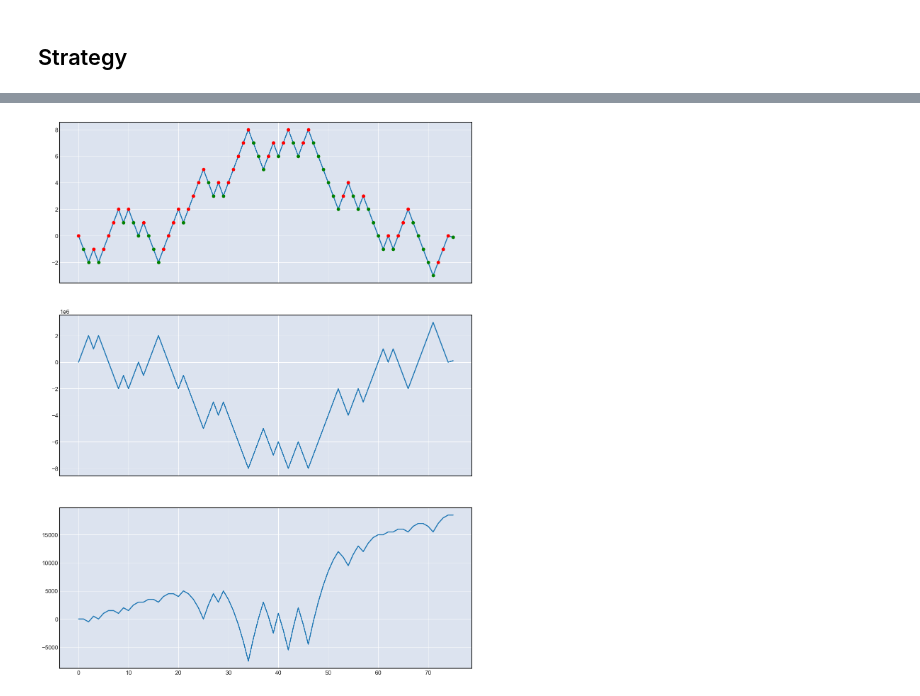
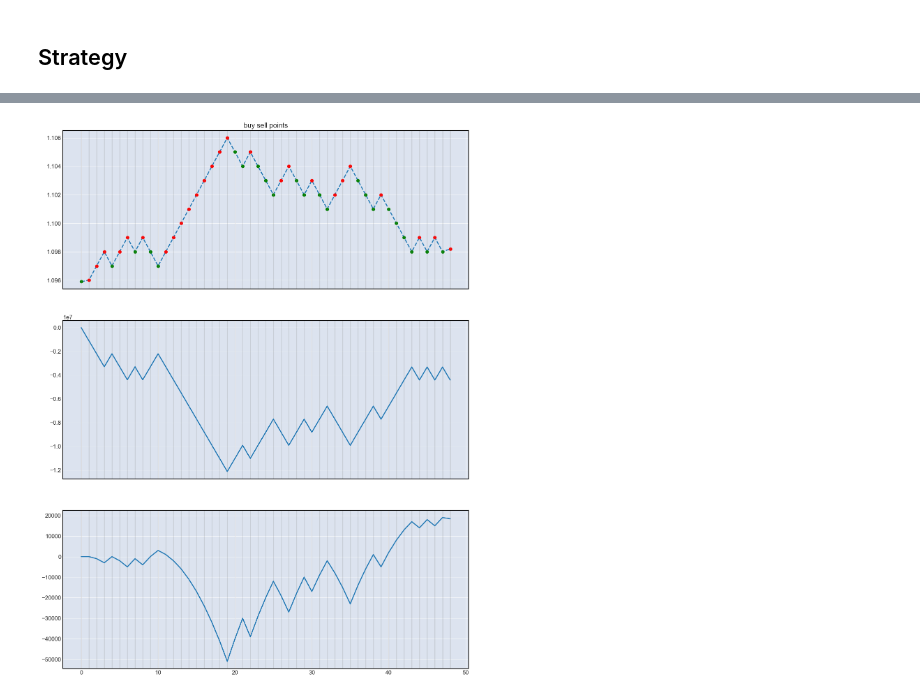
Before and after one commit to SamanvayMS/bp-Trading, a Jupyter notebook: Data_analysis_and_transformation.ipynb, the cells around one changed output, grey strips where cells are left out. Saved outputs shown, nothing was run; the diff lists cells and outputs as text; code cells hidden in the pictures.

Commit message:
fixed strategy

```diff
--- a/Data_analysis_and_transformation.ipynb
+++ b/Data_analysis_and_transformation.ipynb
@@ -333,0 +350,3 @@ binomial_steps = convert_to_binomial(tick_data,grid_sizing,ladderize_absolute)
+# %%
+for i in range(10):
+    print(grid_jumps[i],binomial_data[i])
@@ -334,7 +364,10 @@ binomial_steps = convert_to_binomial(tick_data,grid_sizing,ladderize_absolute)
 # %%
-def build_position_sizing(initial_position_sizing,multiplier=1,indicator_data=[]):
+def build_lot_sizing(lot_sizing,T,multiplier=1,indicator_data=[]):
     if len(indicator_data) == 0:
-        return [initial_position_sizing * (multiplier**i) for i in range(len(binomial_steps))]
+        return [lot_sizing * (multiplier**i) for i in range(T)]
     else:
-        return initial_position_sizing * indicator_data
+        return lot_sizing * indicator_data
+# %%
+jump_ema = grid_jumps.ewm(span=10).mean()
+indicator_data = velocity(jump_ema)
 # %%
@@ -351,3 +392,3 @@ def run_strategy_day(binomial_steps,grid_sizing,initial_position_sizing,multipli
 # %%
-PNL, P = run_strategy_day(binomial_steps,grid_sizing,initial_position_sizing,multiplier=1,indicator_data=[],print_trade_book=True)
+PNL, P, trades = run_strategy_continuous(tick_data,grid_sizing,lot_sizing,ladder_function=ladderize_absolute,multiplier=1,indicator_data=indicator_data,print_trade_book=True)
 # %% [output]
@@ -371,14 +432,22 @@ t = 75, binary_move=-0.10996, PNL = 18500.0,  Previous_position= 0.0,current_pos
 # %%
-fig,axs = plt.subplots(3,1,figsize=(15,20),sharex=True)
-cumulative_steps = np.cumsum(binomial_steps)
-axs[0].plot(cumulative_steps)
-for idx,i in enumerate(cumulative_steps):
-    if cumulative_steps[idx] > cumulative_steps[idx-1]:
-        axs[0].plot(idx, i , 'ro')  # Red point for upward movement
+fig, axs = plt.subplots(3, 1, figsize=(15, 20), sharex=True)
+axs[0].plot(grid_jumps.values, label='jumps', linestyle='--')
+
+for idx, i in enumerate(grid_jumps):
+    if grid_jumps[idx] > grid_jumps[idx-1]:
+        axs[0].plot(idx, i, 'ro')  # Red point for upward movement
+    elif grid_jumps[idx] < grid_jumps[idx-1]:
+        axs[0].plot(idx, i, 'go')  # Green point for downward movement
     else:
-        axs[0].plot(idx, i, 'go')  # Blue point for downward movement
+        axs[0].plot(idx, i, 'bo')  # Blue point for no change
+
+    # Add vertical line to all subplots
+    for ax in axs:
+        ax.axvline(idx, alpha=0.2, color='gray')
+
+axs[0].set_title('buy sell points')
 axs[1].plot(P)
 axs[2].plot(PNL)
 plt.show()
 # %% [output]
-[figure, old version]
+[figure, new version]
```
Also changed, not shown: parts of 28 cells of this notebook, 3 other files.
